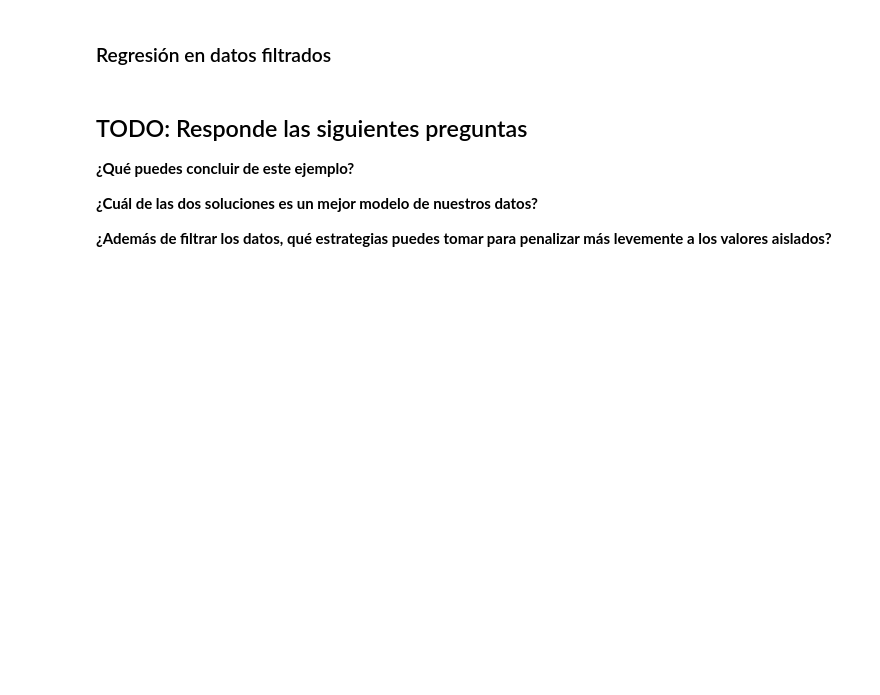
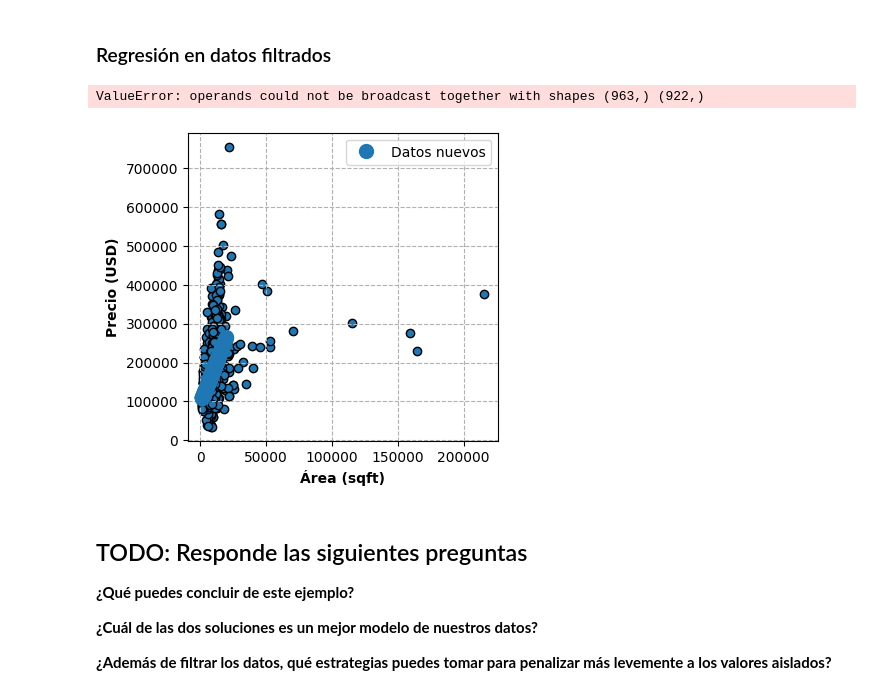
Before and after one commit to israelito123/SI24_LosCapybaros, a Jupyter notebook: src/si24/ejercicios/E03_linear_reg/linear_regression.ipynb, the cells around one changed output. Saved outputs shown, nothing was run; the diff lists cells and outputs as text; code cells hidden in the pictures; blank space fills up the shorter version.

```diff
--- a/src/si24/ejercicios/E03_linear_reg/linear_regression.ipynb
+++ b/src/si24/ejercicios/E03_linear_reg/linear_regression.ipynb
@@ -279,18 +313,24 @@ SyntaxError: invalid syntax (3001398887.py, line 2)
 # %%
 X_filtered = X_filtered.reshape(-1, 1)
 
 # TODO: Utiliza la clase de LinearRegression de la librería de sci-kit learn para encontrar el modelo de regresión lineal para los datos.
-
+modelo=LinearRegression().fit(X_filtered,y_filtered)
+predictNew= modelo.predict(X_filtered) #pendiente
 
 # TODO: Grafica la linea resultante sobre los datos originales (train_data)
-
+fig, ax = plot_data(X, y)
+plt.plot(X_filtered, predictNew, 'o', label='Datos nuevos', markersize=10)
+plt.legend()
 
 # TODO: calcula el error cuadrado promedio
-mean_error_new = ...
+mean_error_new = y-predictNew
 
 # Visualiza como cambia el error cuando filtramos los datos
 print(mean_error_new)
 print("diferencia de error", mean_error - mean_error_new)
+# %% [output]
+ValueError: operands could not be broadcast together with shapes (963,) (922,)
+[figure, added]
 # %% [markdown]
 ## TODO: Responde las siguientes preguntas
 
```
Also changed, not shown: parts of 8 cells of this notebook.
